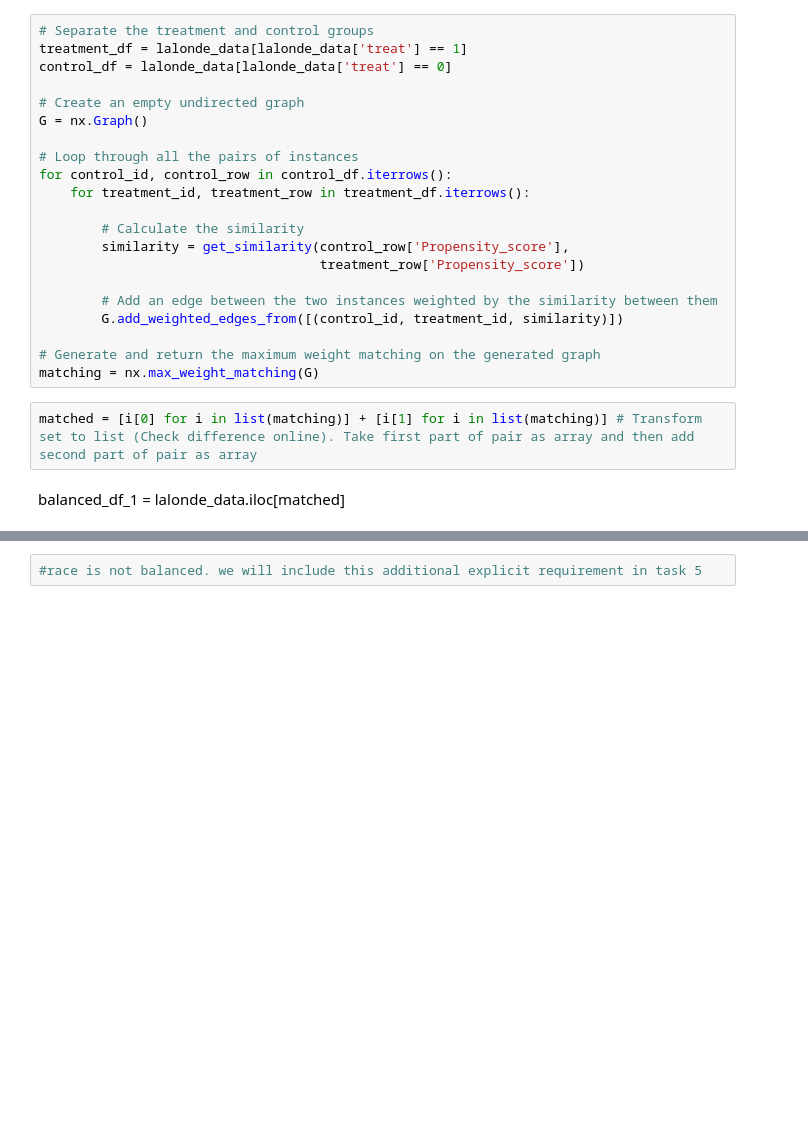
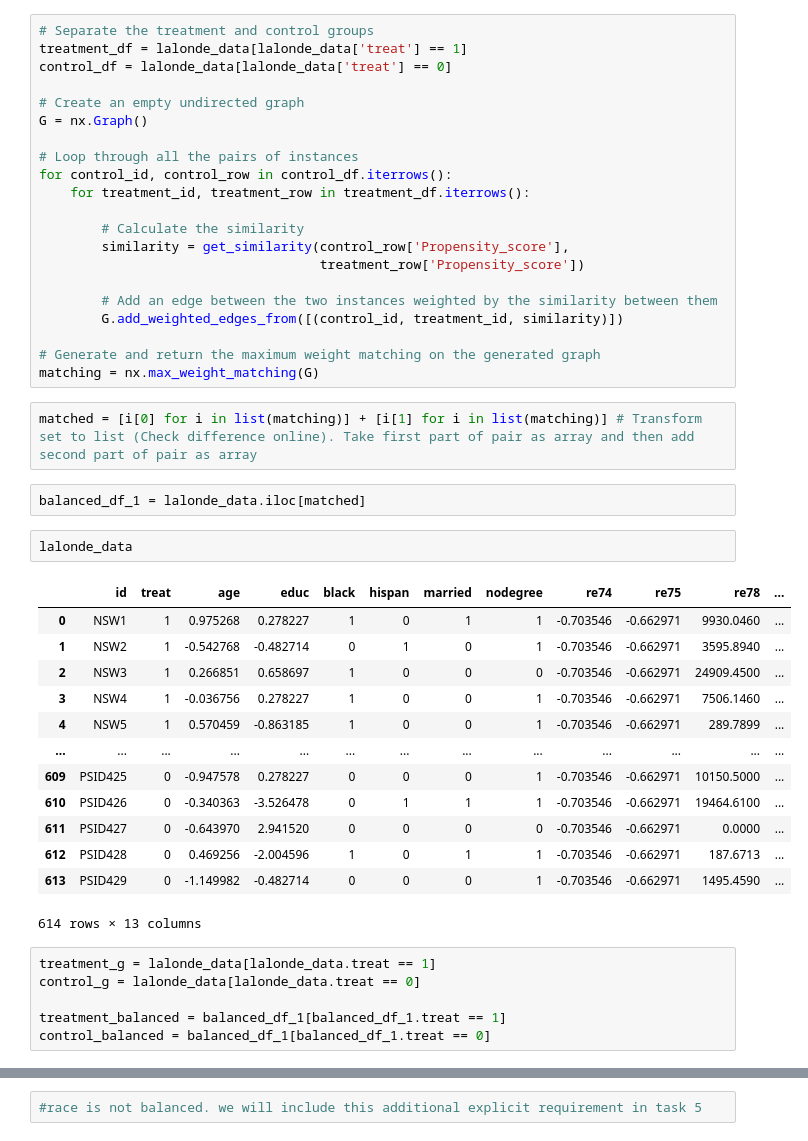
Before and after one commit to 16sophia/2022, a Jupyter notebook: Tutorials/05 - Observational studies/Observational studies solution.ipynb, the cells around one changed output, grey strips where cells are left out. Drawn from its saved outputs; the diff is of its cells as text; blank space fills up the shorter version.

```diff
--- a/Tutorials/05 - Observational studies/Observational studies solution.ipynb
+++ b/Tutorials/05 - Observational studies/Observational studies solution.ipynb
@@ -298,5 +289,27 @@ for control_id, control_row in control_df.iterrows():
 matching = nx.max_weight_matching(G)
 # %%
 matched = [i[0] for i in list(matching)] + [i[1] for i in list(matching)] # Transform set to list (Check difference online). Take first part of pair as array and then add second part of pair as array
-# %% [markdown]
-balanced_df_1 = lalonde_data.iloc[matched]
+# %%
+balanced_df_1 = lalonde_data.iloc[matched]
+# %%
+lalonde_data
+# %% [output]
+|  | id | treat | age | educ | black | hispan | married | nodegree | re74 | re75 | re78 | ... |
+| 0 | NSW1 | 1 | 0.975268 | 0.278227 | 1 | 0 | 1 | 1 | -0.703546 | -0.662971 | 9930.0460 | ... |
+| 1 | NSW2 | 1 | -0.542768 | -0.482714 | 0 | 1 | 0 | 1 | -0.703546 | -0.662971 | 3595.8940 | ... |
+| 2 | NSW3 | 1 | 0.266851 | 0.658697 | 1 | 0 | 0 | 0 | -0.703546 | -0.662971 | 24909.4500 | ... |
+| 3 | NSW4 | 1 | -0.036756 | 0.278227 | 1 | 0 | 0 | 1 | -0.703546 | -0.662971 | 7506.1460 | ... |
+| 4 | NSW5 | 1 | 0.570459 | -0.863185 | 1 | 0 | 0 | 1 | -0.703546 | -0.662971 | 289.7899 | ... |
+| ... | ... | ... | ... | ... | ... | ... | ... | ... | ... | ... | ... | ... |
+| 609 | PSID425 | 0 | -0.947578 | 0.278227 | 0 | 0 | 0 | 1 | -0.703546 | -0.662971 | 10150.5000 | ... |
+| 610 | PSID426 | 0 | -0.340363 | -3.526478 | 0 | 1 | 1 | 1 | -0.703546 | -0.662971 | 19464.6100 | ... |
+| 611 | PSID427 | 0 | -0.643970 | 2.941520 | 0 | 0 | 0 | 0 | -0.703546 | -0.662971 | 0.0000 | ... |
+| 612 | PSID428 | 0 | 0.469256 | -2.004596 | 1 | 0 | 1 | 1 | -0.703546 | -0.662971 | 187.6713 | ... |
+| 613 | PSID429 | 0 | -1.149982 | -0.482714 | 0 | 0 | 0 | 1 | -0.703546 | -0.662971 | 1495.4590 | ... |
+614 rows × 13 columns
+# %%
+treatment_g = lalonde_data[lalonde_data.treat == 1]
+control_g = lalonde_data[lalonde_data.treat == 0]
+
+treatment_balanced = balanced_df_1[balanced_df_1.treat == 1]
+control_balanced = balanced_df_1[balanced_df_1.treat == 0]
```
Also changed, not shown: parts of 11 cells of this notebook, 7 other files.
